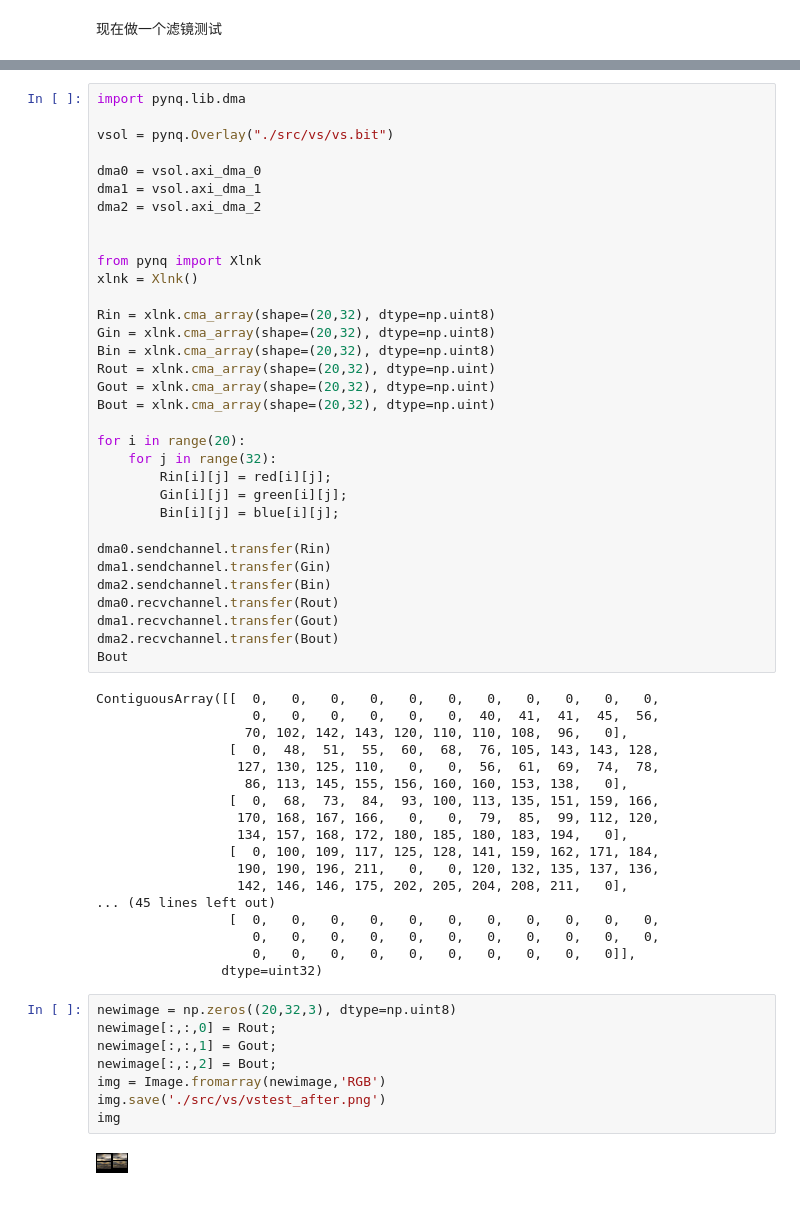
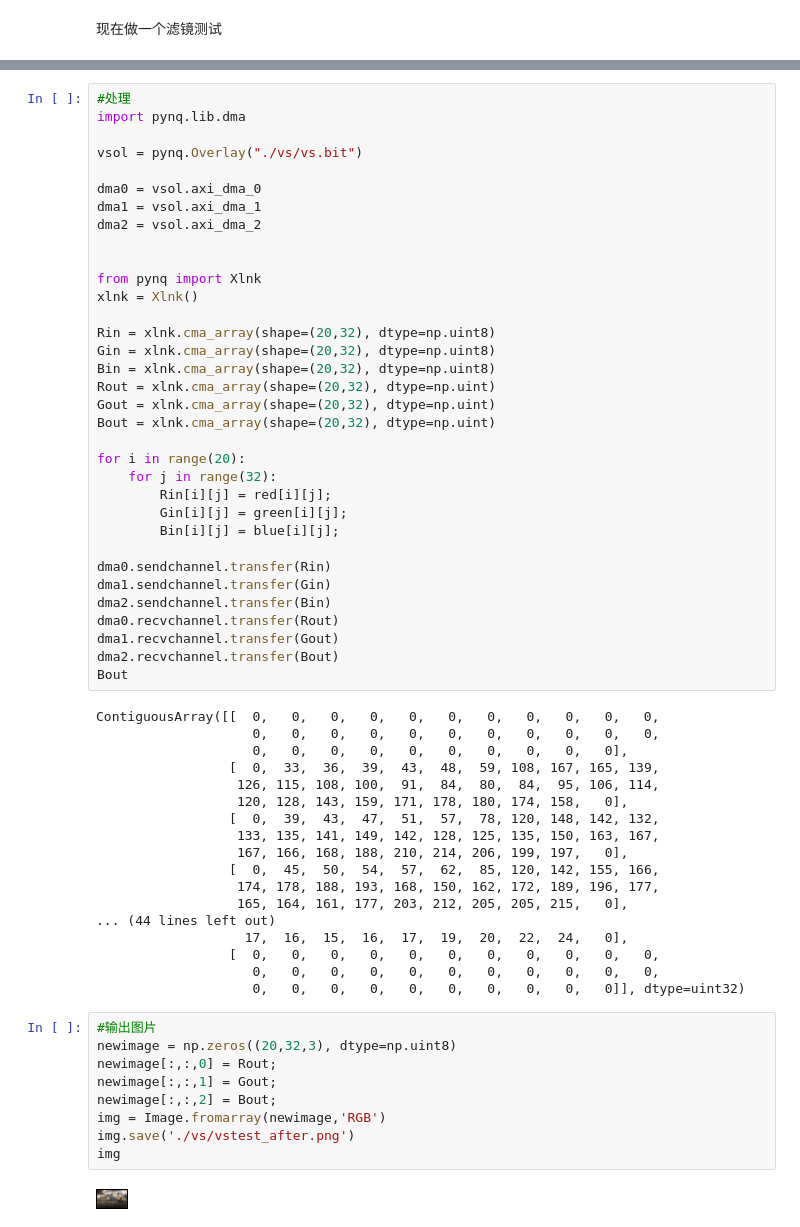
Before and after one commit to xupsh/pp4fpgas-cn-hls, a Jupyter notebook: boards/Pynq-Z1/notebooks/09-VideoSystem.ipynb, the cells around one changed output, grey strips where cells are left out. Cells and saved outputs as stored; diff of their text form.

```diff
--- a/boards/Pynq-Z1/notebooks/09-VideoSystem.ipynb
+++ b/boards/Pynq-Z1/notebooks/09-VideoSystem.ipynb
@@ -46,9 +53,10 @@ vstest
 # %% [output]
 [figure]
 # %%
+#处理
 import pynq.lib.dma
 
-vsol = pynq.Overlay("./src/vs/vs.bit")
+vsol = pynq.Overlay("./vs/vs.bit")
 
 dma0 = vsol.axi_dma_0
 dma1 = vsol.axi_dma_1
@@ -80,29 +88,30 @@ dma2.recvchannel.transfer(Bout)
 Bout
 # %% [output]
 ContiguousArray([[  0,   0,   0,   0,   0,   0,   0,   0,   0,   0,   0,
-                    0,   0,   0,   0,   0,   0,  40,  41,  41,  45,  56,
-                   70, 102, 142, 143, 120, 110, 110, 108,  96,   0],
-                 [  0,  48,  51,  55,  60,  68,  76, 105, 143, 143, 128,
-                  127, 130, 125, 110,   0,   0,  56,  61,  69,  74,  78,
-                   86, 113, 145, 155, 156, 160, 160, 153, 138,   0],
-                 [  0,  68,  73,  84,  93, 100, 113, 135, 151, 159, 166,
-                  170, 168, 167, 166,   0,   0,  79,  85,  99, 112, 120,
-                  134, 157, 168, 172, 180, 185, 180, 183, 194,   0],
-                 [  0, 100, 109, 117, 125, 128, 141, 159, 162, 171, 184,
-                  190, 190, 196, 211,   0,   0, 120, 132, 135, 137, 136,
-                  142, 146, 146, 175, 202, 205, 204, 208, 211,   0],
-... (45 lines left out)
+                    0,   0,   0,   0,   0,   0,   0,   0,   0,   0,   0,
+                    0,   0,   0,   0,   0,   0,   0,   0,   0,   0],
+                 [  0,  33,  36,  39,  43,  48,  59, 108, 167, 165, 139,
+                  126, 115, 108, 100,  91,  84,  80,  84,  95, 106, 114,
+                  120, 128, 143, 159, 171, 178, 180, 174, 158,   0],
+                 [  0,  39,  43,  47,  51,  57,  78, 120, 148, 142, 132,
+                  133, 135, 141, 149, 142, 128, 125, 135, 150, 163, 167,
+                  167, 166, 168, 188, 210, 214, 206, 199, 197,   0],
+                 [  0,  45,  50,  54,  57,  62,  85, 120, 142, 155, 166,
+                  174, 178, 188, 193, 168, 150, 162, 172, 189, 196, 177,
+                  165, 164, 161, 177, 203, 212, 205, 205, 215,   0],
+... (44 lines left out)
+                   17,  16,  15,  16,  17,  19,  20,  22,  24,   0],
                  [  0,   0,   0,   0,   0,   0,   0,   0,   0,   0,   0,
                     0,   0,   0,   0,   0,   0,   0,   0,   0,   0,   0,
-                    0,   0,   0,   0,   0,   0,   0,   0,   0,   0]],
-                dtype=uint32)
+                    0,   0,   0,   0,   0,   0,   0,   0,   0,   0]], dtype=uint32)
 # %%
+#输出图片
 newimage = np.zeros((20,32,3), dtype=np.uint8)
 newimage[:,:,0] = Rout;
 newimage[:,:,1] = Gout;
 newimage[:,:,2] = Bout;
 img = Image.fromarray(newimage,'RGB')
-img.save('./src/vs/vstest_after.png')
+img.save('./vs/vstest_after.png')
 img
 # %% [output]
-[figure, old version]
+[figure, new version]
```
Also changed, not shown: parts of 6 cells of this notebook, 5 other files.
